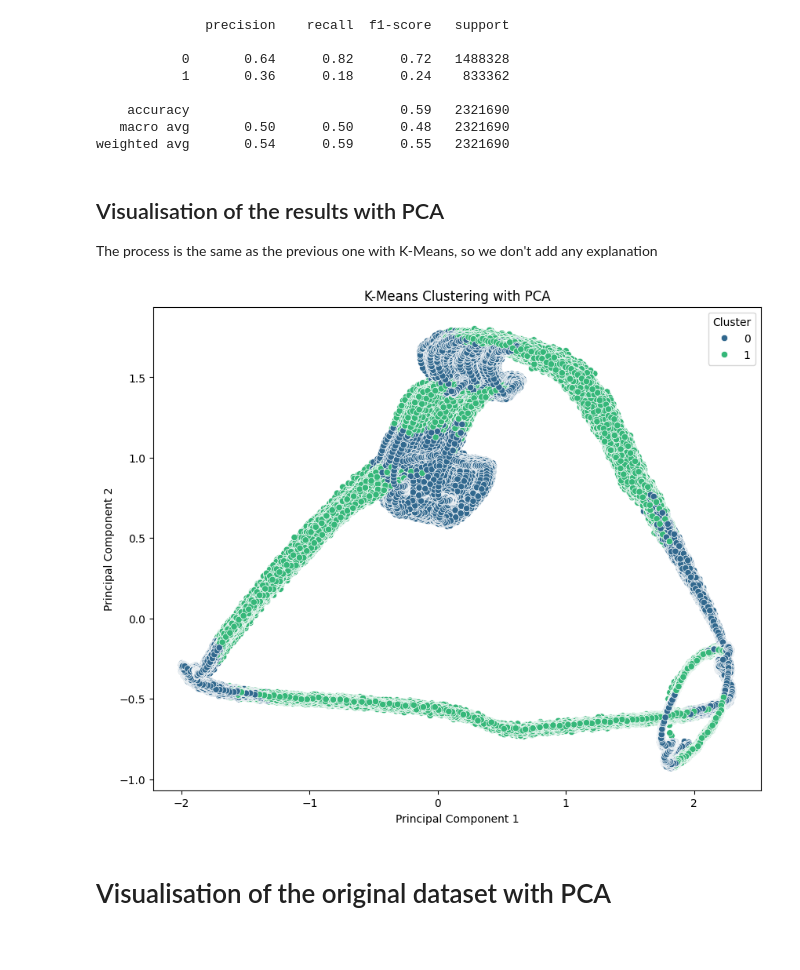
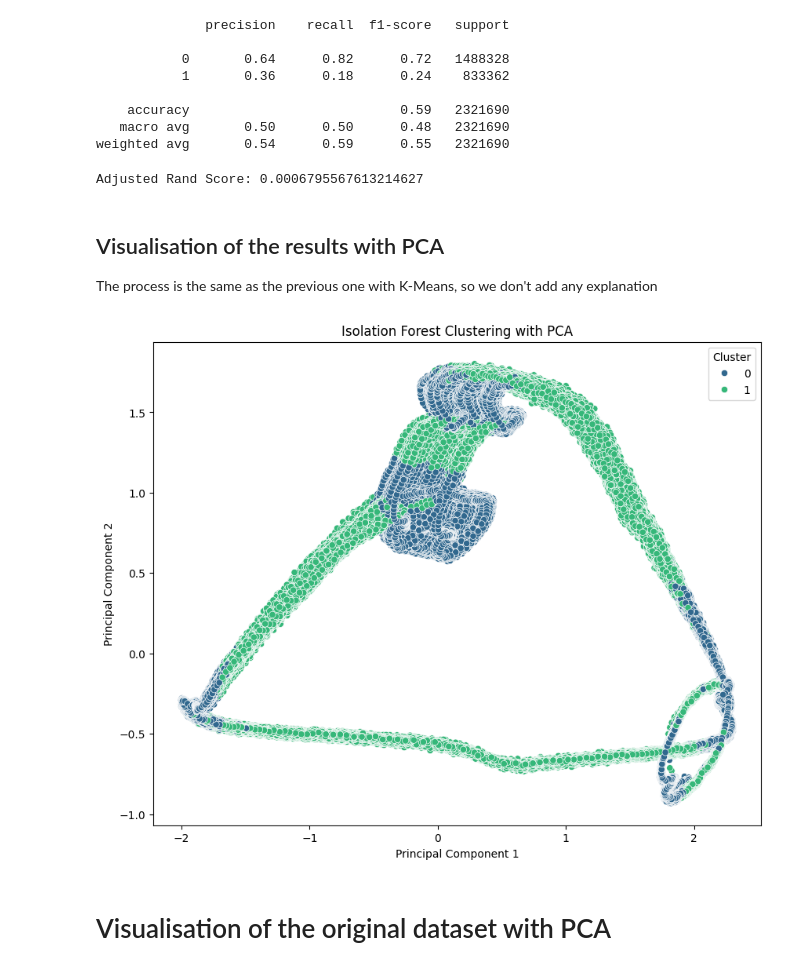
Before and after one commit to Moster2698/StatisticalLearning, a Jupyter notebook: Unsupervised.ipynb, the cells around one changed output. Saved outputs shown, nothing was run; the diff lists cells and outputs as text; code cells hidden in the pictures.

```diff
--- a/Unsupervised.ipynb
+++ b/Unsupervised.ipynb
@@ -39,6 +40,6 @@ We create the model and we impose that the final clusterization contains two clu
 Then, we fit the model on the normalize dataframe.
 # %%
-kmeans = KMeans(n_clusters=2, random_state=42)
+kmeans = KMeans(n_clusters=2, random_state=42, init='k-means++')
 kmeans.fit(X_scaled)
 # %% [output]
 KMeans(n_clusters=2, random_state=42)
@@ -127,7 +141,7 @@ We create the Isolation Forest model. 'Contamination' is the amount of contamina
 
 Then we convert the result as integer 0, 1
 # %%
-isf = IsolationForest(contamination='auto', random_state=42)
+isf = IsolationForest(random_state=42)
 isf.fit(X_scaled)
 clusters_isf = isf.predict(X_scaled)
 clusters_isf = [1 if pred == -1 else 0 for pred in clusters_isf]
@@ -145,25 +159,30 @@ print(report_isf)
     accuracy                           0.59   2321690
    macro avg       0.50      0.50      0.48   2321690
 weighted avg       0.54      0.59      0.55   2321690
+# %%
+ari_isf = adjusted_rand_score(y, clusters_isf)
+print('Adjusted Rand Score:',ari_isf)
+# %% [output]
+Adjusted Rand Score: 0.0006795567613214627
 # %% [markdown]
 ## Visualisation of the results with PCA
 The process is the same as the previous one with K-Means, so we don't add any explanation
 # %%
 df_isf = X_scaled
 df_isf['cluster'] = clusters_isf
 pca_2d = PCA(n_components=2)
 PCisf_2d = pd.DataFrame(pca_2d.fit_transform(df_isf.drop(["cluster"], axis=1)))
 PCisf_2d.columns = ["PC1_2d", "PC2_2d"]
 PCisf_2d['cluster'] = clusters_isf
 plt.figure(figsize=(10, 8))
 sns.scatterplot(data=PCisf_2d, x='PC1_2d', y='PC2_2d', hue='cluster', palette='viridis')
-plt.title('K-Means Clustering with PCA')
+plt.title('Isolation Forest Clustering with PCA')
 plt.xlabel('Principal Component 1')
 plt.ylabel('Principal Component 2')
 plt.legend(title='Cluster', loc='upper right')
 plt.show()
 # %% [output]
-[figure, old version]
+[figure, new version]
 # %% [markdown]
 # Visualisation of the original dataset with PCA
 # %%
```
Also changed, not shown: parts of 10 cells of this notebook, 2 other files.
